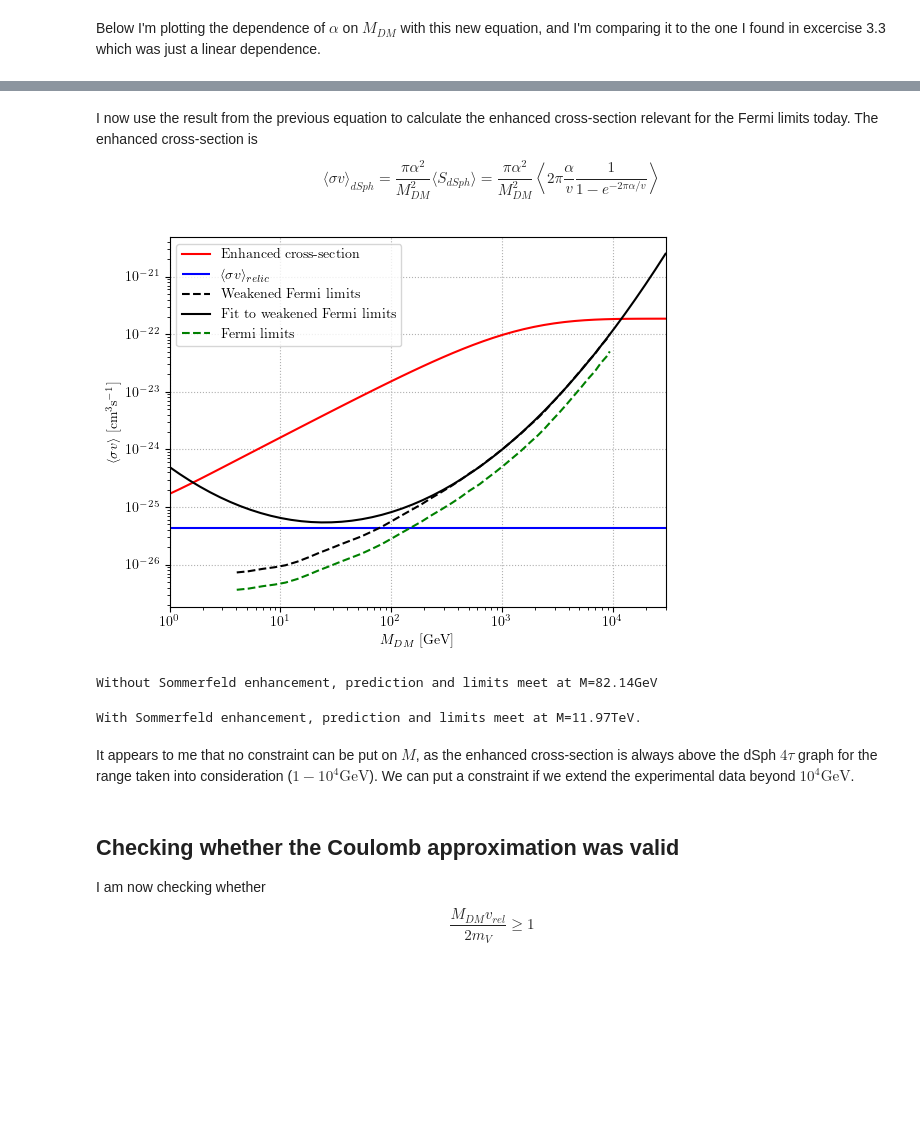
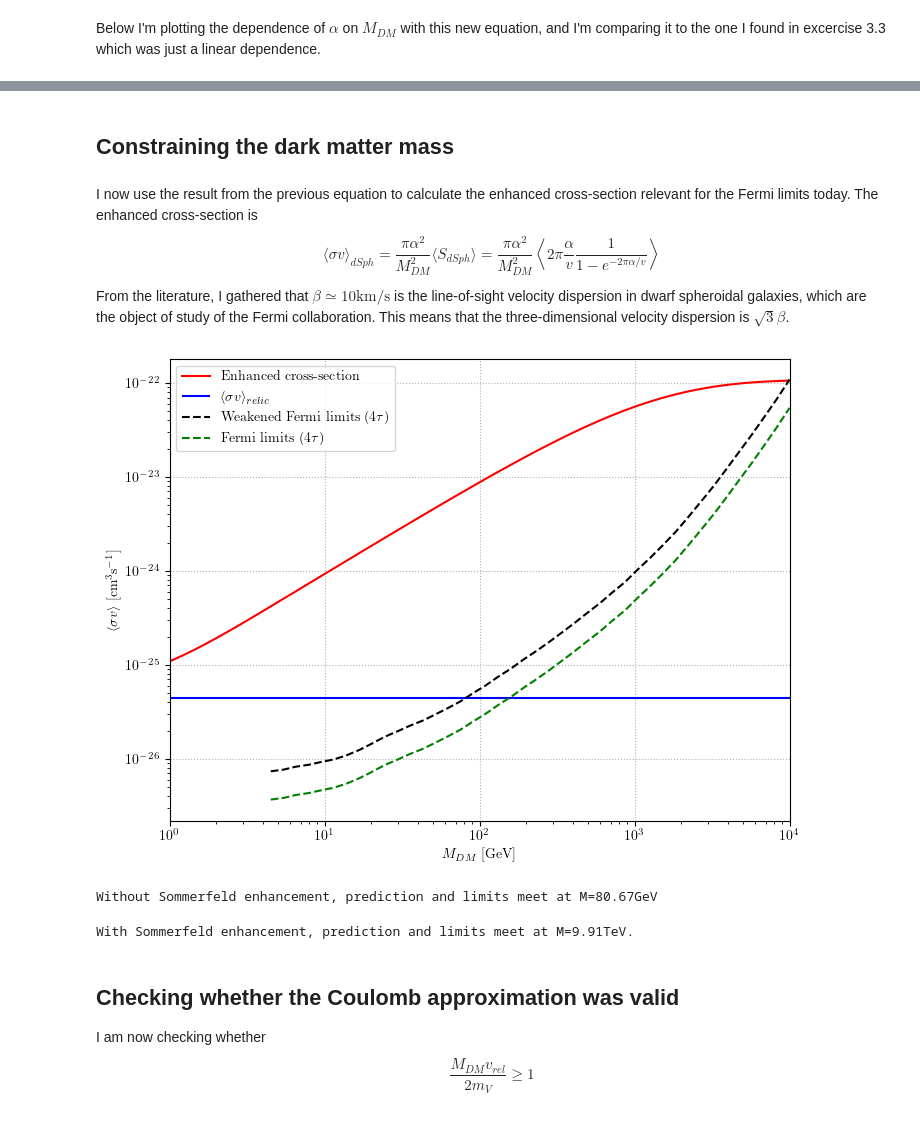
Before and after one commit to LuckeeDev/bachelor-thesis, a Jupyter notebook: notebooks/sommerfeld.ipynb, the cells around one changed output, grey strips where cells are left out. Saved outputs shown, nothing was run; the diff lists cells and outputs as text; code cells hidden in the pictures; blank space fills up the shorter version.

Commit message:
update notebook, fix velocity dispersion

```diff
--- a/notebooks/sommerfeld.ipynb
+++ b/notebooks/sommerfeld.ipynb
@@ -42,13 +42,15 @@ def simple_alpha(M):
 # %% [markdown]
 Below I'm plotting the dependence of $\alpha$ on $M_{DM}$ with this new equation, and I'm comparing it to the one I found in excercise 3.3 which was just a linear dependence.
 # %%
+M_axis = np.logspace(0, 4)
+
+plt.figure(figsize=figsize)
 plt.xlabel("$M_{DM}$ [GeV]")
 plt.ylabel("$\\alpha$")
 plt.xscale("log")
 plt.yscale("log")
 plt.grid(linestyle=':')
 plt.margins(x=0)
-M_axis = np.logspace(0, np.log10(30000))
 plt.plot(M_axis, M_axis * np.sqrt(sigmav_relic_GeV / np.pi), color="blue", label="Without FO enhancement");
 plt.plot(M_axis, alpha(M_axis), color="red", label="With FO enhancement");
 plt.legend();
@@ -60,11 +59,0 @@ From the literature, I gathered that $\sigma \simeq 10 \mathrm{km}/\mathrm{s}$ i
-# %%
-vdisp_dSph = 10 / 300000 # 10 km/s in units of c
-avg_vrel_dSph = 4 * vdisp_dSph / np.sqrt(np.pi) # in units of c
-
-def avgS_single(alpha):
-	integrand = lambda vrel : MB(vrel, vdisp_dSph) * S(alpha, vrel)
-	# Limit the integration to 4 times the average in order to prevent the integral from returning 0
-	integral, _ = integrate.quad(integrand, 0, avg_vrel_dSph * 4)
-	return integral
-
-avgS = np.vectorize(avgS_single)
@@ -87,8 +113,25 @@ plt.savefig("enhancement_factor.pdf")
+# %% [markdown]
+## Constraining the dark matter mass
 # %% [markdown]
 I now use the result from the previous equation to calculate the enhanced cross-section relevant for the Fermi limits today. The enhanced cross-section is
 $$
 \langle \sigma v \rangle _{dSph} = \frac{\pi \alpha^2}{M_{DM}^2} \langle S_{dSph} \rangle = \frac{\pi \alpha^2}{M_{DM}^2} \left\langle 2\pi \frac{\alpha}{v} \frac{1}{1- e^{-2\pi \alpha / v}} \right\rangle
 $$
+From the literature, I gathered that $\beta \simeq 10 \mathrm{km}/\mathrm{s}$ is the line-of-sight velocity dispersion in dwarf spheroidal galaxies, which are the object of study of the Fermi collaboration. This means that the three-dimensional velocity dispersion is $\sqrt{3} \beta$.
+# %%
+vdisp_dSph = np.sqrt(3) * 10 / 300000 # sqrt(3)*10 km/s in units of c
+avg_vrel_dSph = 4 * vdisp_dSph / np.sqrt(np.pi) # in units of c
+
+def MB_dSph(vrel):
+	return 1 / np.sqrt(4 * np.pi) * vrel**2 / vdisp_dSph**3 * np.exp(-vrel**2 / (4 * vdisp_dSph**2))
+
+def avgS_single(alpha):
+	integrand = lambda vrel : MB_dSph(vrel) * S(alpha, vrel)
+	# Limit the integration to 4 times the average in order to prevent the integral from returning 0
+	integral, _ = integrate.quad(integrand, 0, avg_vrel_dSph * 4)
+	return integral
+
+avgS = np.vectorize(avgS_single)
 # %%
 def sigmav_now(M):
 	a = alpha(M)
@@ -109,3 +152,5 @@ with open('fermi-data.csv', 'r') as f:
 
 	M = np.array(M)
 	sigmav = np.array(sigmav)
+
+interpolated_Fermi_data = interpolate.CubicSpline(M, sigmav)
@@ -117,33 +157,31 @@ popt, pcov = opt.curve_fit(fit_func, M, sigmav * 2, p0=[10**(-26), 1, 1, -1])
 # %%
+plt.figure(figsize=figsize)
 plt.xlabel("$M_{DM}$ [GeV]")
 plt.ylabel("$\\langle \\sigma v \\rangle \\ [\\mathrm{cm}^3\\mathrm{s}^{-1}]$")
 plt.xscale("log")
 plt.yscale("log")
 plt.margins(x=0)
 plt.grid(linestyle=':')
 plt.plot(M_axis, sigmav_now(M_axis), color="red", label="Enhanced cross-section");
 plt.hlines(y=sigmav_relic, xmin=M_axis[0], xmax=M_axis[-1], color="blue", label="$\\langle \\sigma v \\rangle_{relic}$");
-plt.plot(M, sigmav * 2, '--', color="black", label="Weakened Fermi limits");
-plt.plot(M_axis, fit_func(M_axis, *popt), color="black", label="Fit to weakened Fermi limits");
-plt.plot(M, sigmav, '--', color="green", label="Fermi limits");
+reduced_M_axis = M_axis[M_axis >= np.min(M)]
+plt.plot(reduced_M_axis, interpolated_Fermi_data(reduced_M_axis) *  2, '--', color="black", label="Weakened Fermi limits ($4\\tau$)");
+plt.plot(reduced_M_axis, interpolated_Fermi_data(reduced_M_axis), '--', color="green", label="Fermi limits ($4\\tau$)");
 plt.legend();
 plt.savefig("comparison.pdf")
 # %% [output]
-[figure, old version]
+[figure, new version]
 # %%
-indices_above = np.where(sigmav * 2 > sigmav_relic)[0]
-index = indices_above[0]
+sol = opt.fsolve(lambda x: interpolated_Fermi_data(x) * 2 - sigmav_relic, 82)[0]
 
-print(f"Without Sommerfeld enhancement, prediction and limits meet at M={M[index]:.2f}GeV")
+print(f"Without Sommerfeld enhancement, prediction and limits meet at M={sol:.2f}GeV")
 # %% [output]
-Without Sommerfeld enhancement, prediction and limits meet at M=82.14GeV
+Without Sommerfeld enhancement, prediction and limits meet at M=80.67GeV
 # %%
-sol = opt.fsolve(lambda x: fit_func(x, *popt) - sigmav_now(x), 10**4)[0]
-print(f"With Sommerfeld enhancement, prediction and limits meet at M={sol / 1000:.2f}TeV.")
+sol_enhanced = opt.fsolve(lambda x: interpolated_Fermi_data(x) * 2 - sigmav_now(x), 10**4)[0]
+print(f"With Sommerfeld enhancement, prediction and limits meet at M={sol_enhanced / 1000:.2f}TeV.")
 # %% [output]
-With Sommerfeld enhancement, prediction and limits meet at M=11.97TeV.
+With Sommerfeld enhancement, prediction and limits meet at M=9.91TeV.
-# %% [markdown]
-It appears to me that no constraint can be put on $M$, as the enhanced cross-section is always above the dSph $4\tau$ graph for the range taken into consideration ($1-10^4\mathrm{GeV}$). We can put a constraint if we extend the experimental data beyond $10^4\mathrm{GeV}$.
 # %% [markdown]
 ## Checking whether the Coulomb approximation was valid
 
```
Also changed, not shown: parts of 15 cells of this notebook, 6 other files.
